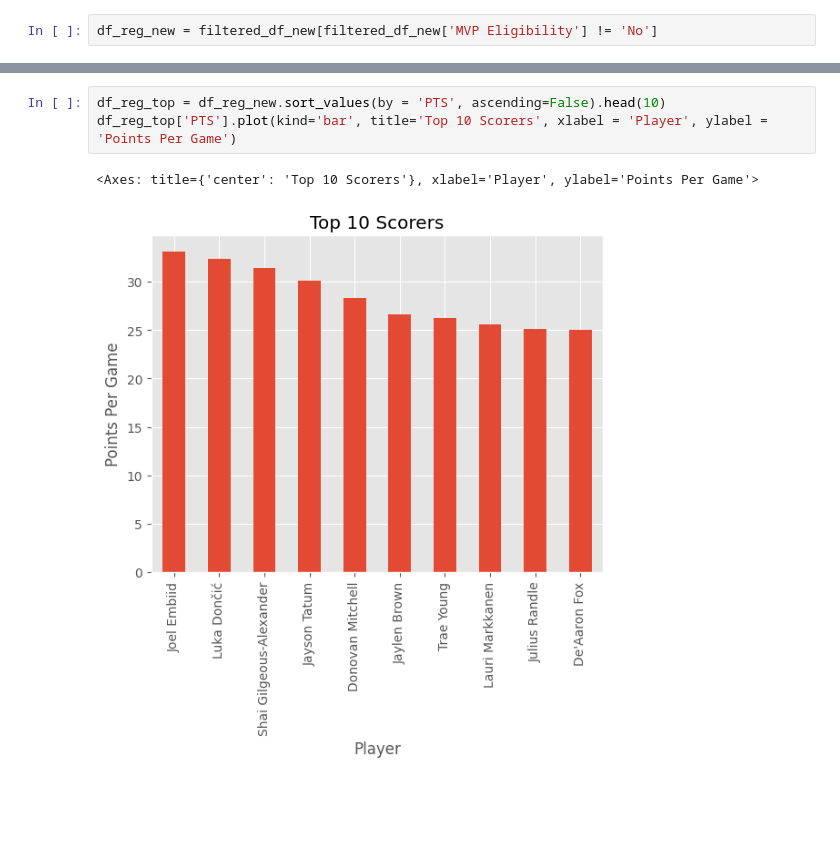
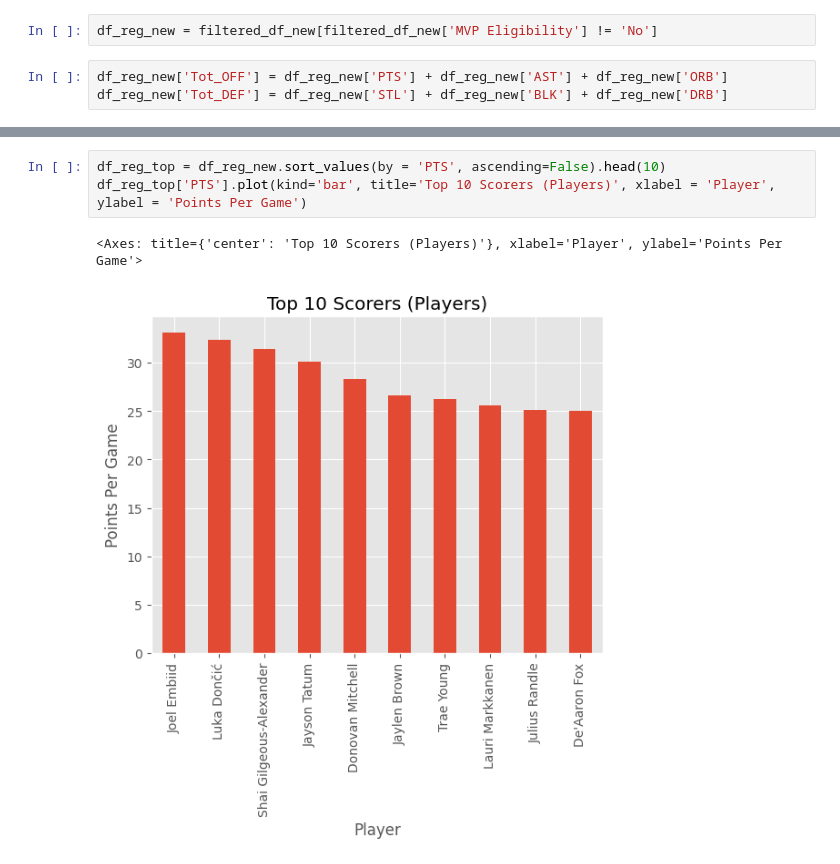
Before and after one commit to kerinraybanes/NBA_2022-2023, a Jupyter notebook: nba_regular_stats.ipynb, the cells around one changed output, grey strips where cells are left out. Cells and saved outputs as stored; diff of their text form; blank space fills up the shorter version.

```diff
--- a/nba_regular_stats.ipynb
+++ b/nba_regular_stats.ipynb
@@ -130,3 +130,6 @@ criteria2 = 20
 filtered_df_new['MVP Eligibility'] = np.where((filtered_df_new['G'] >= criteria1) & (filtered_df_new['MP'] >= criteria2), 'Yes', 'No')
 # %%
 df_reg_new = filtered_df_new[filtered_df_new['MVP Eligibility'] != 'No']
+# %%
+df_reg_new['Tot_OFF'] = df_reg_new['PTS'] + df_reg_new['AST'] + df_reg_new['ORB']
+df_reg_new['Tot_DEF'] = df_reg_new['STL'] + df_reg_new['BLK'] + df_reg_new['DRB']
@@ -150,10 +171,10 @@ plt.show()
 [figure]
 # %%
 df_reg_top = df_reg_new.sort_values(by = 'PTS', ascending=False).head(10)
-df_reg_top['PTS'].plot(kind='bar', title='Top 10 Scorers', xlabel = 'Player', ylabel = 'Points Per Game')
+df_reg_top['PTS'].plot(kind='bar', title='Top 10 Scorers (Players)', xlabel = 'Player', ylabel = 'Points Per Game')
 # %% [output]
-<Axes: title={'center': 'Top 10 Scorers'}, xlabel='Player', ylabel='Points Per Game'>
+<Axes: title={'center': 'Top 10 Scorers (Players)'}, xlabel='Player', ylabel='Points Per Game'>
-[figure, old version]
+[figure, new version]
 # %%
 pointsfg = ['PTS','FG', 'FGA', 'FG%', 'eFG%']
 
```
Also changed, not shown: parts of 14 cells of this notebook, 4 other files.
